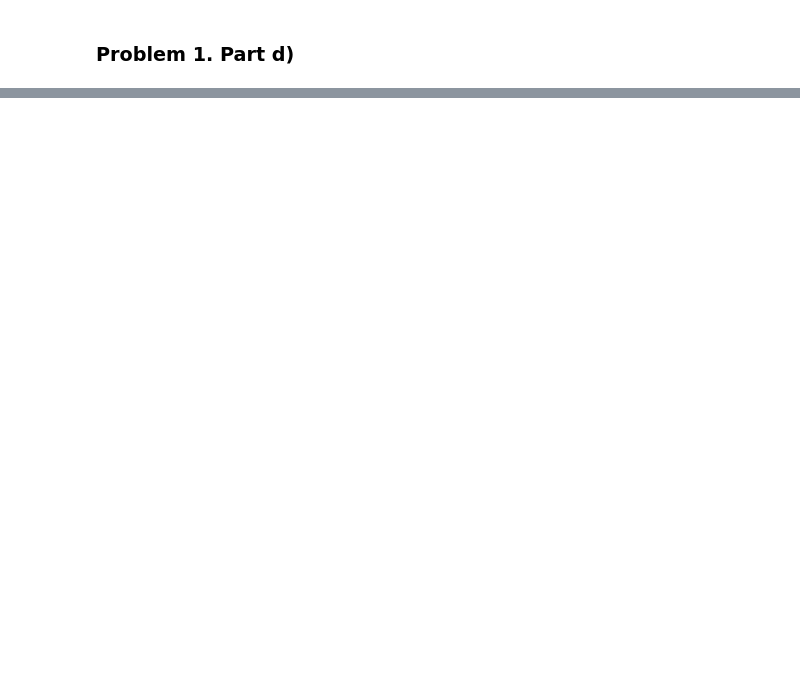
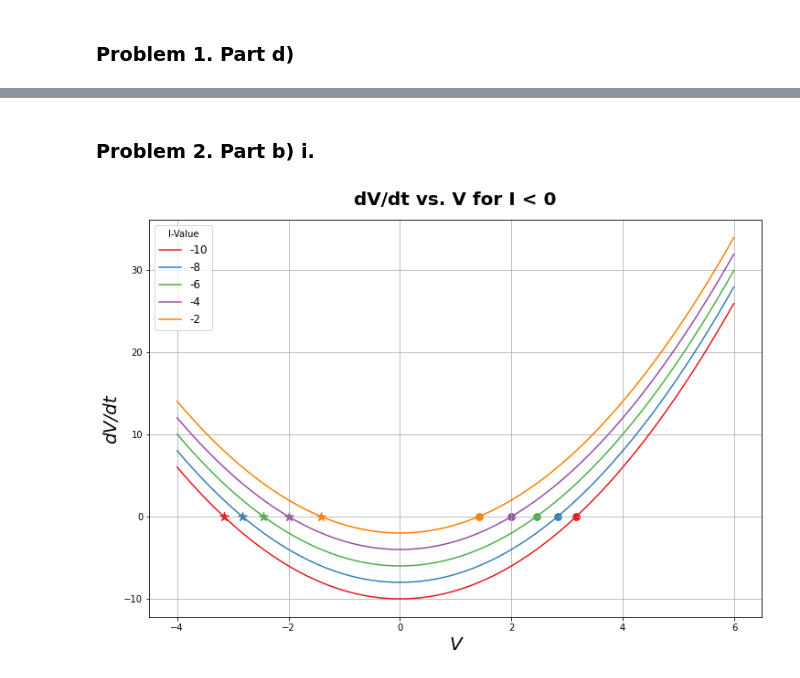
Before and after one commit to Evan-Callaghan/FieldsAcademy-NeuralNetworks, a Jupyter notebook: Assignments/assignment1.ipynb, the cells around one changed output, grey strips where cells are left out. Drawn from its saved outputs; the diff is of its cells as text; code cells hidden in the pictures; blank space fills up the shorter version.

```diff
--- a/Assignments/assignment1.ipynb
+++ b/Assignments/assignment1.ipynb
@@ -65,0 +111,26 @@ plt.show()
+# %% [markdown]
+### Problem 2. Part b) i.
+# %%
+V = np.arange(-4, 6, 0.01)
+I_vals = np.array([-10, -8, -6, -4, -2])
+res = pd.DataFrame({'V': V})
+palette = plt.get_cmap('Set1')
+plt.figure(figsize = (12, 8))
+
+for i, I in enumerate(I_vals):
+    dV_dt = V**2 + I
+    plt.plot(V, dV_dt, marker = '', color = palette(i), label = I, alpha = 1)
+    plt.scatter([np.sqrt(np.abs(I))], [0], marker='o', s = 60, color = palette(i))
+    plt.scatter([-np.sqrt(np.abs(I))], [0], marker='*', s = 100, color = palette(i))
+
+plt.title('dV/dt vs. V for I < 0', size = 20, fontweight = 'semibold', pad = 16)
+plt.xlabel('V', size = 20, style = 'italic')
+plt.ylabel('dV/dt', size = 20, style = 'italic')
+plt.grid()
+plt.legend(title = 'I-Value', fontsize = 12)
+plt.show()
+
+## Plot dV against V and locate Vrest and Vthres when I < 0.
+## What about when I > 0?
+# %% [output]
+[figure, added]
```
Also changed, not shown: parts of 18 cells of this notebook.
